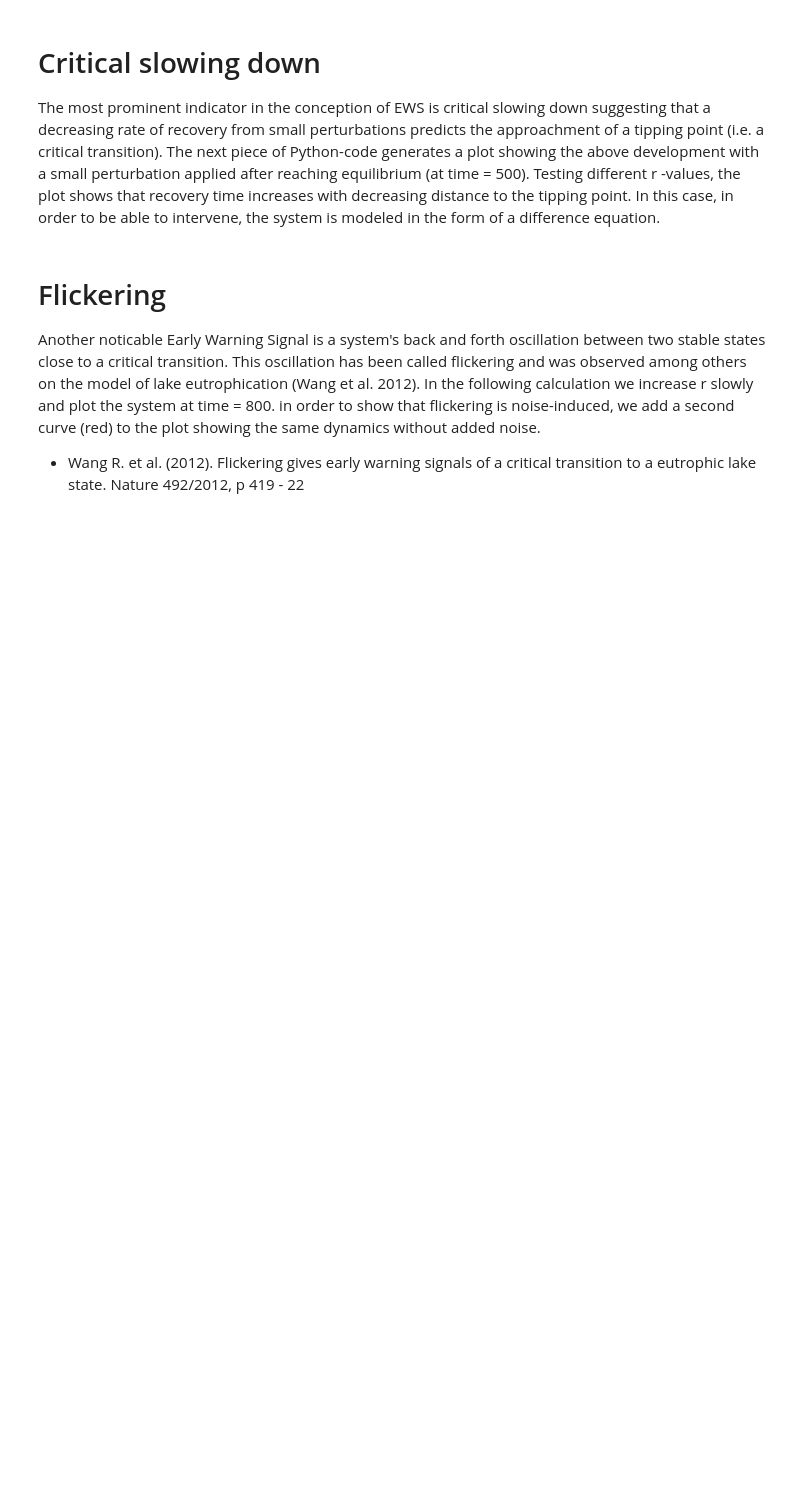
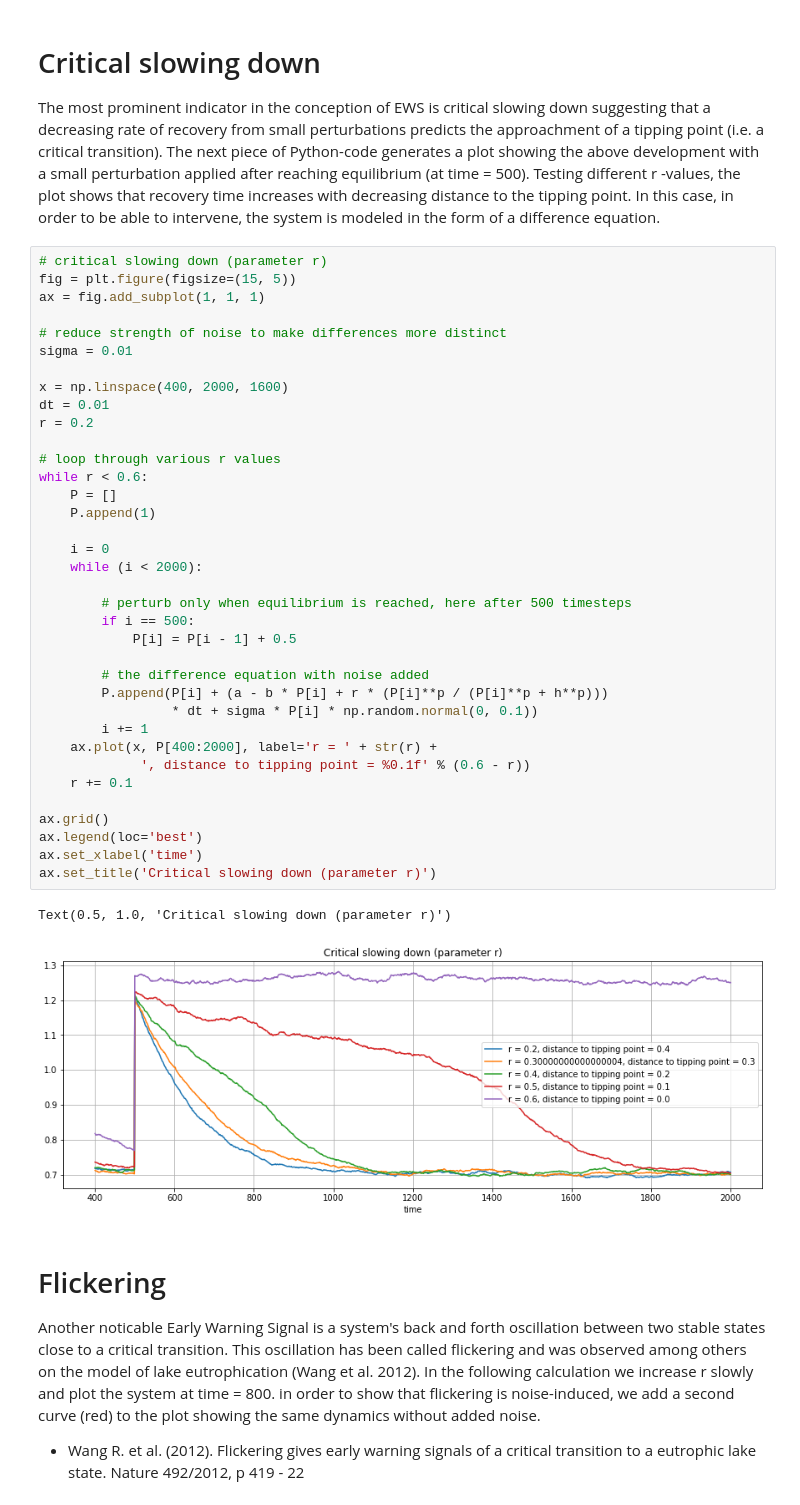
Before and after one commit to aim-msds/cxsy, a Jupyter notebook: EWS/Perturbation Experiment Class.ipynb, the cells around one changed output. Drawn from its saved outputs; the diff is of its cells as text; blank space fills up the shorter version.

```diff
--- a/EWS/Perturbation Experiment Class.ipynb
+++ b/EWS/Perturbation Experiment Class.ipynb
@@ -22,6 +81,45 @@ Furthermore, in order to demonstrate different possibilities, the system here is
 # Critical slowing down
 
 The most prominent indicator in the conception of EWS is critical slowing down suggesting that a decreasing rate of recovery from small perturbations predicts the approachment of a tipping point (i.e. a critical transition). The next piece of Python-code generates a plot showing the above development with a small perturbation applied after reaching equilibrium (at  time  = 500). Testing different  r -values, the plot shows that recovery time increases with decreasing distance to the tipping point. In this case, in order to be able to intervene, the system is modeled in the form of a difference equation.
+# %%
+# critical slowing down (parameter r)
+fig = plt.figure(figsize=(15, 5))
+ax = fig.add_subplot(1, 1, 1)
+
+# reduce strength of noise to make differences more distinct
+sigma = 0.01
+
+x = np.linspace(400, 2000, 1600)
+dt = 0.01
+r = 0.2
+
+# loop through various r values
+while r < 0.6:
+    P = []
+    P.append(1)
+
+    i = 0
+    while (i < 2000):
+
+        # perturb only when equilibrium is reached, here after 500 timesteps
+        if i == 500:
+            P[i] = P[i - 1] + 0.5
+
+        # the difference equation with noise added
+        P.append(P[i] + (a - b * P[i] + r * (P[i]**p / (P[i]**p + h**p)))
+                 * dt + sigma * P[i] * np.random.normal(0, 0.1))
+        i += 1
+    ax.plot(x, P[400:2000], label='r = ' + str(r) +
+             ', distance to tipping point = %0.1f' % (0.6 - r))
+    r += 0.1
+
+ax.grid()
+ax.legend(loc='best')
+ax.set_xlabel('time')
+ax.set_title('Critical slowing down (parameter r)')
+# %% [output]
+Text(0.5, 1.0, 'Critical slowing down (parameter r)')
+[figure, added]
 # %% [markdown]
 # Flickering
 
```
Also changed, not shown: parts of 5 cells of this notebook, 2 other files.
